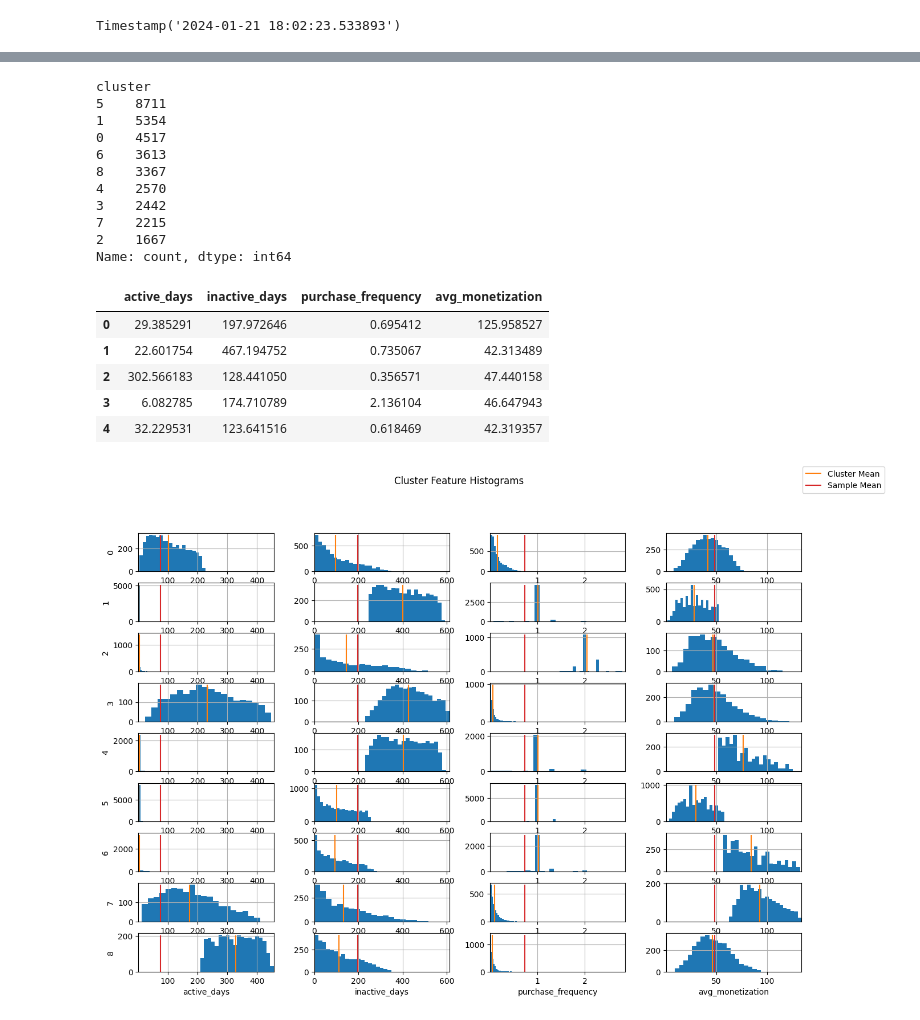
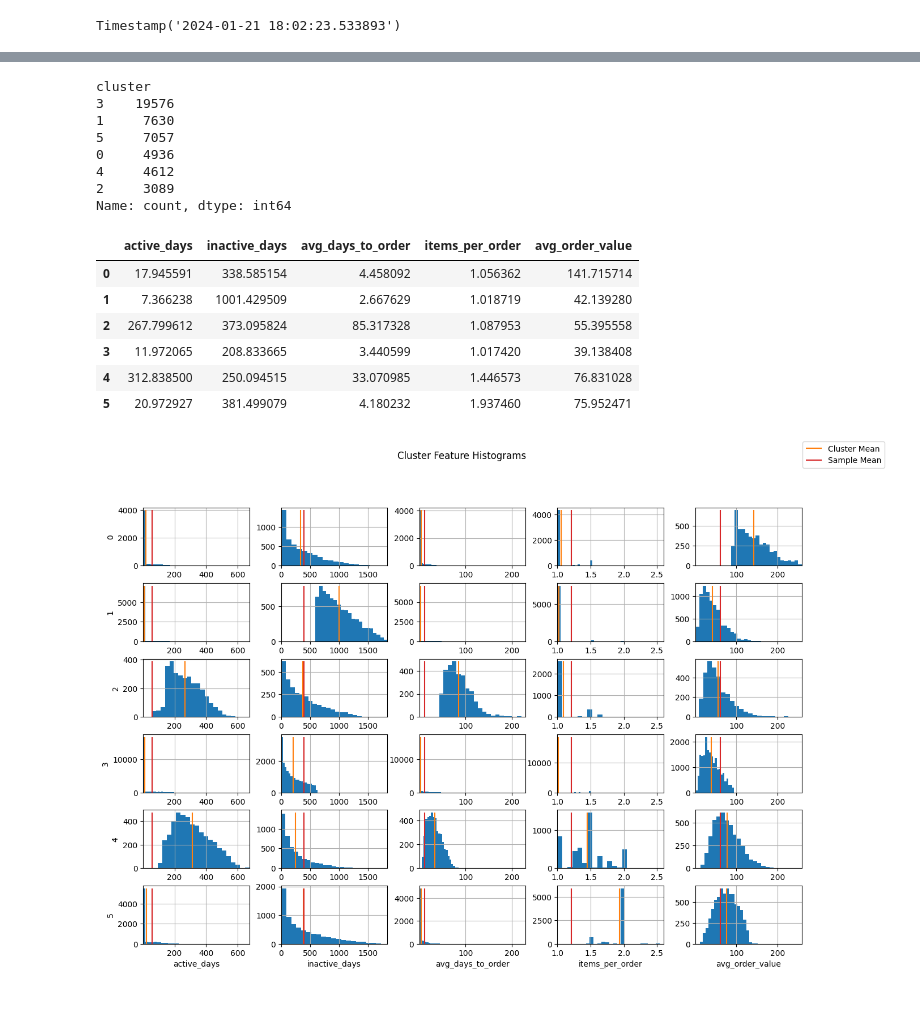
Before and after one commit to egeatmaca/ecommerce_segments, a Jupyter notebook: notebooks/customer_segmentation.ipynb, the cells around one changed output, grey strips where cells are left out. Drawn from its saved outputs; the diff is of its cells as text; code cells hidden in the pictures.

```diff
--- a/notebooks/customer_segmentation.ipynb
+++ b/notebooks/customer_segmentation.ipynb
@@ -297,4 +298,4 @@ Cluster Mean:
 # %%
-cluster_4 = df_lifetime[model.labels_==4]
-cluster_4
+cluster_2 = df_lifetime[model.labels_==2]
+cluster_2
 # %% [output]
@@ -318,7 +319,7 @@ plot_histograms(cluster_4)
 # %%
-scaler_4 = StandardScaler()
-X_4 = scaler_4.fit_transform(cluster_4)
+scaler_2 = StandardScaler()
+X_2 = scaler_2.fit_transform(cluster_2)
 # %%
 hyperparams = [{'n_clusters': i} for i in range(2, 11)]
-df_results_4 = search_clustering_hyperparams(KMeans, hyperparams, X_4, random_state=RANDOM_STATE)
+df_results_2 = search_clustering_hyperparams(KMeans, hyperparams, X_2, random_state=RANDOM_STATE)
 # %% [output]
@@ -348,34 +349,32 @@ df_results_4.plot(x='n_clusters', y='silhouette_score', ax=axs[1])
 # %%
-model_4 = df_results_4.loc[df_results.n_clusters==9, 'model'].iloc[0]
-clustered_4 = cluster_4.copy()
-clustered_4['cluster'] = model_4.labels_
+model_2 = df_results_2.loc[df_results.n_clusters==6, 'model'].iloc[0]
+clustered_2 = cluster_2.copy()
+clustered_2['cluster'] = model_2.labels_
 # %%
-clustered_4['cluster'].value_counts()
+clustered_2['cluster'].value_counts()
 # %% [output]
 cluster
-5    8711
-1    5354
-0    4517
-6    3613
-8    3367
-4    2570
-3    2442
-7    2215
-2    1667
+3    19576
+1     7630
+5     7057
+0     4936
+4     4612
+2     3089
 Name: count, dtype: int64
 # %%
-cluster_centers_4 = scaler_4.inverse_transform(model.cluster_centers_)
-cluster_centers_4 = pd.DataFrame(cluster_centers_4, columns=df_lifetime.columns)
-cluster_centers_4
+cluster_centers_2 = scaler_2.inverse_transform(model_2.cluster_centers_)
+cluster_centers_2 = pd.DataFrame(cluster_centers_2, columns=df_lifetime.columns)
+cluster_centers_2
 # %% [output]
-|  | active_days | inactive_days | purchase_frequency | avg_monetization |
-| 0 | 29.385291 | 197.972646 | 0.695412 | 125.958527 |
-| 1 | 22.601754 | 467.194752 | 0.735067 | 42.313489 |
-| 2 | 302.566183 | 128.441050 | 0.356571 | 47.440158 |
-| 3 | 6.082785 | 174.710789 | 2.136104 | 46.647943 |
-| 4 | 32.229531 | 123.641516 | 0.618469 | 42.319357 |
+|  | active_days | inactive_days | avg_days_to_order | items_per_order | avg_order_value |
+| 0 | 17.945591 | 338.585154 | 4.458092 | 1.056362 | 141.715714 |
+| 1 | 7.366238 | 1001.429509 | 2.667629 | 1.018719 | 42.139280 |
+| 2 | 267.799612 | 373.095824 | 85.317328 | 1.087953 | 55.395558 |
+| 3 | 11.972065 | 208.833665 | 3.440599 | 1.017420 | 39.138408 |
+| 4 | 312.838500 | 250.094515 | 33.070985 | 1.446573 | 76.831028 |
+| 5 | 20.972927 | 381.499079 | 4.180232 | 1.937460 | 75.952471 |
 # %%
-plot_clusters(cluster_4, model_4.labels_)
+plot_clusters(cluster_2, model_2.labels_)
 # %% [output]
-[figure, old version]
+[figure, new version]
 # %%
```
Also changed, not shown: parts of 20 cells of this notebook, 2 other files.
